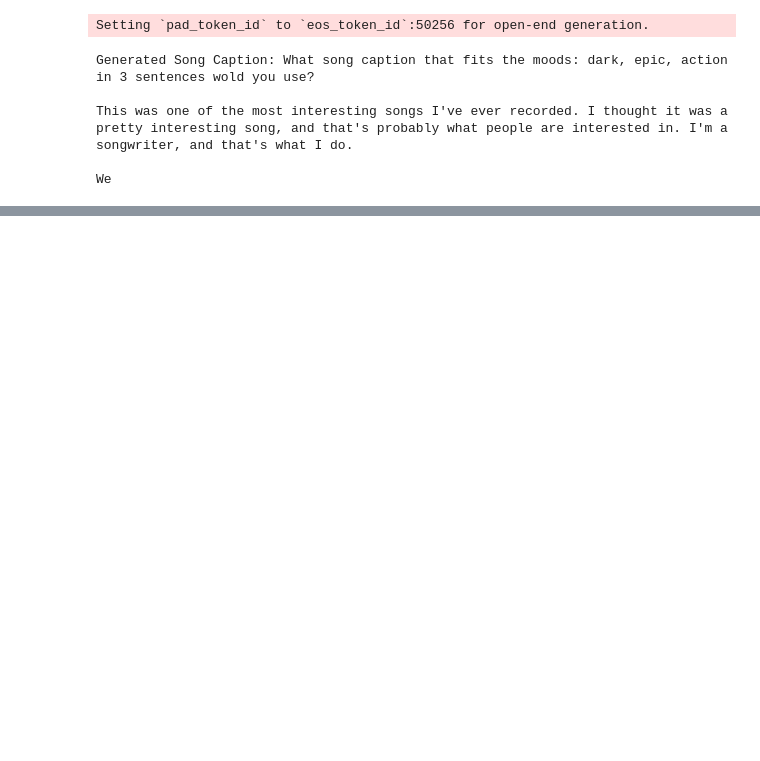
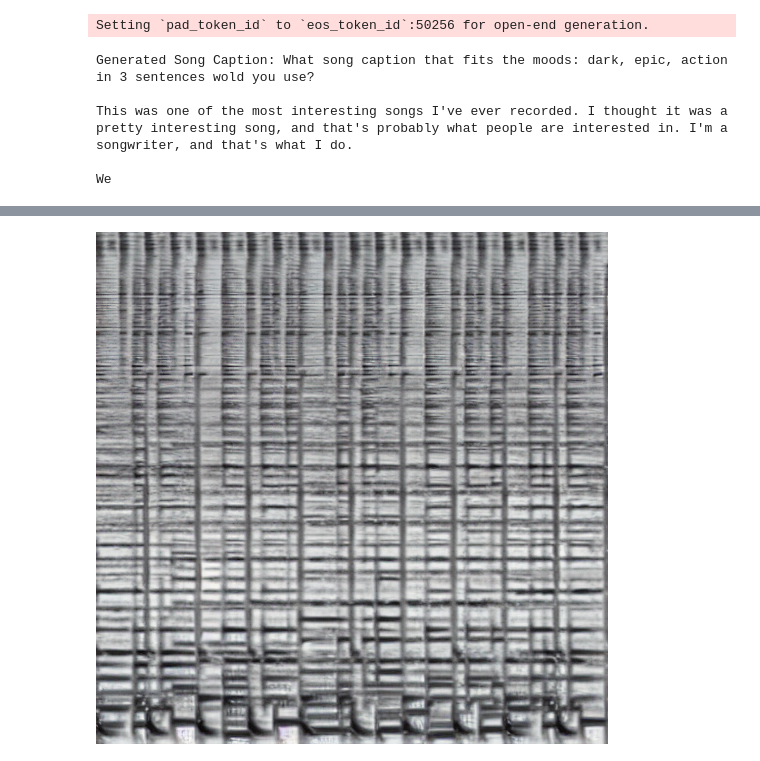
Before and after one commit to IsitaRex/Vibe-Sorcery, a Jupyter notebook: main.ipynb, the cells around one changed output, grey strips where cells are left out. Cells and saved outputs as stored; diff of their text form; code cells hidden in the pictures; blank space fills up the shorter version.

```diff
--- a/main.ipynb
+++ b/main.ipynb
@@ -185,0 +322,4 @@ We
+# %%
+audio["images"][0]
+# %% [output]
+[figure, added]
```
Also changed, not shown: parts of 31 cells of this notebook.
